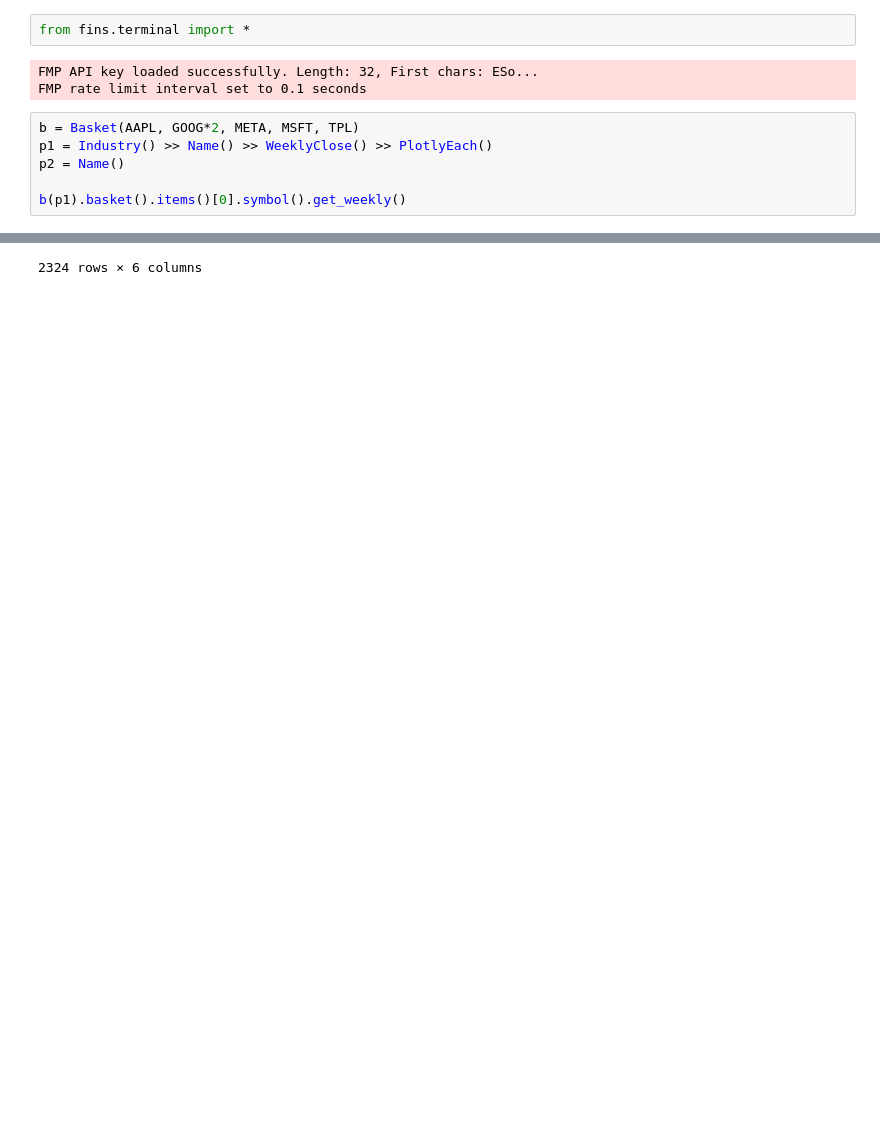
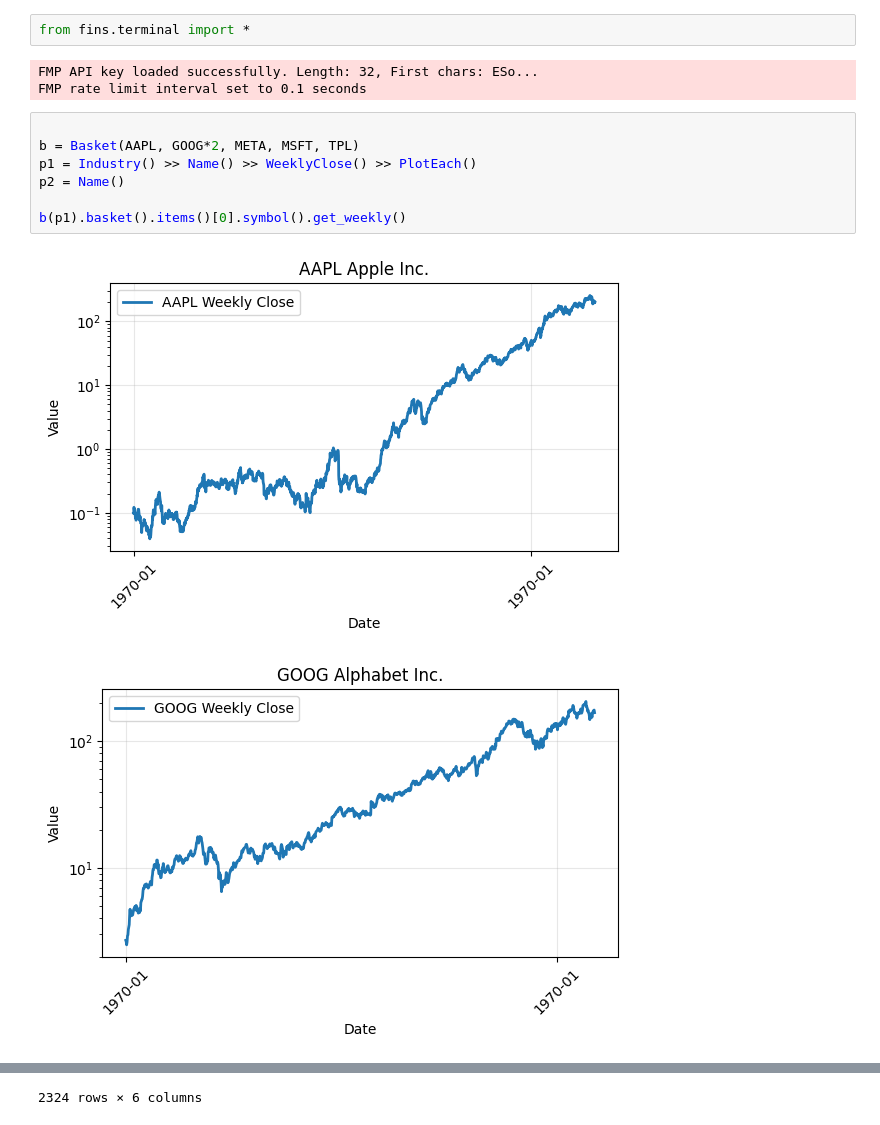
Before and after one commit to flocko-motion/stock-screener, a Jupyter notebook: fins.ipynb, the cells around one changed output, grey strips where cells are left out. Saved outputs shown, nothing was run; the diff lists cells and outputs as text; blank space fills up the shorter version.

Commit message:
feat: first working Plot plugin "PlotEach"

```diff
--- a/fins.ipynb
+++ b/fins.ipynb
@@ -4,9 +4,12 @@ from fins.terminal import *
 FMP API key loaded successfully. Length: 32, First chars: ESo...
 FMP rate limit interval set to 0.1 seconds
 # %%
+
 b = Basket(AAPL, GOOG*2, META, MSFT, TPL)
-p1 = Industry() >> Name() >> WeeklyClose() >> PlotlyEach()
+p1 = Industry() >> Name() >> WeeklyClose() >> PlotEach()
 p2 = Name()
 
 b(p1).basket().items()[0].symbol().get_weekly()
 # %% [output]
+[figure, added]
+[figure, added]
```
Also changed, not shown: parts of 1 cell of this notebook, 3 other files.
